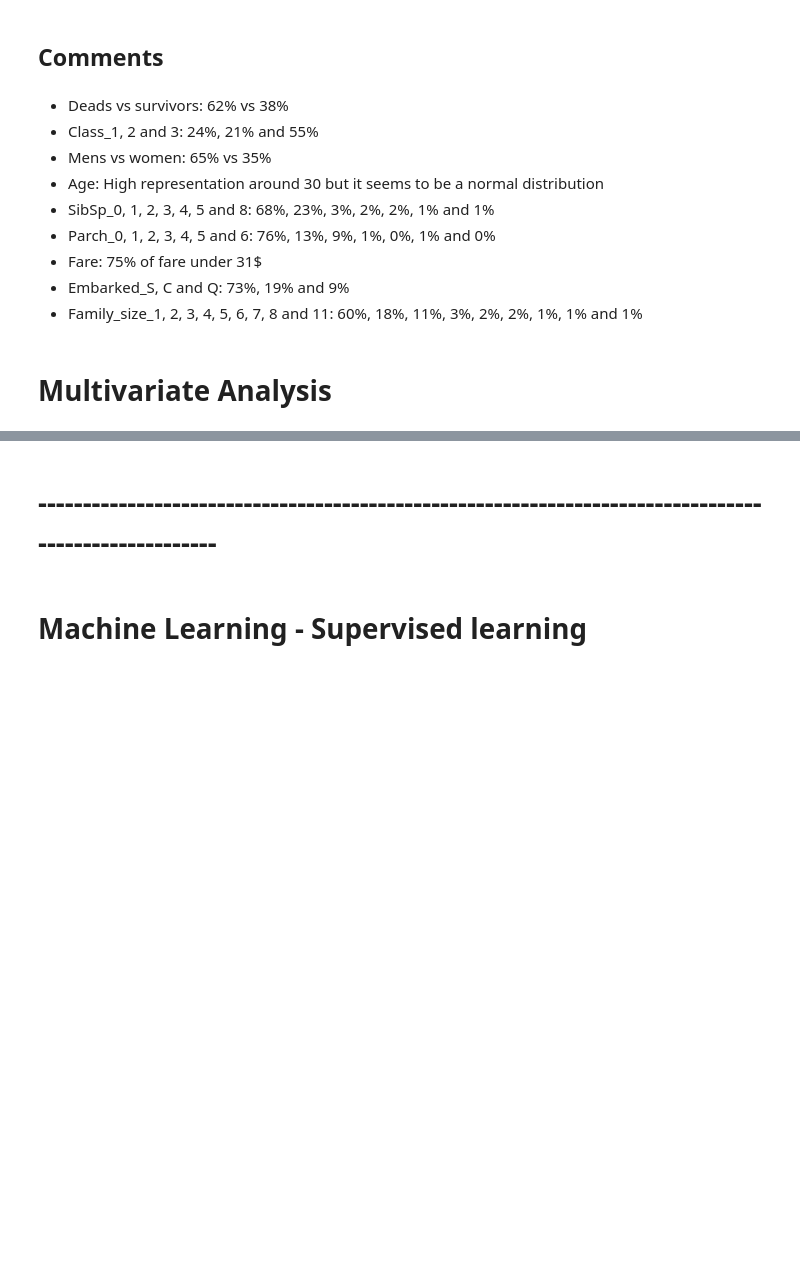
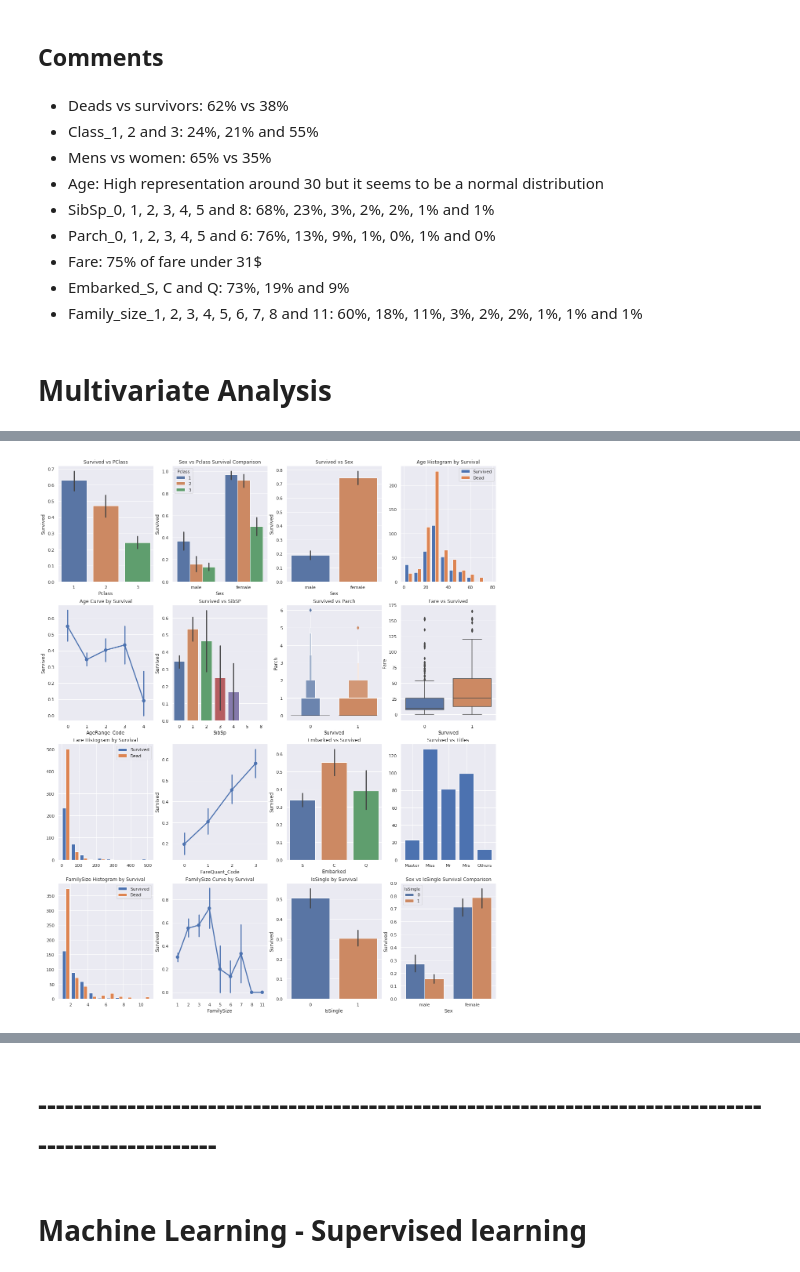
Before and after one commit to fredkron/Kaggle_Titanic, a Jupyter notebook: notebooks/EDA.ipynb, the cells around one changed output, grey strips where cells are left out. Saved outputs shown, nothing was run; the diff lists cells and outputs as text; code cells hidden in the pictures; blank space fills up the shorter version.

```diff
--- a/notebooks/EDA.ipynb
+++ b/notebooks/EDA.ipynb
@@ -862,0 +578,80 @@ plt.title('FamilySize vs Pclass');
+# %%
+fig, _ = plt.subplots(figsize=(20, 25))
+
+plt.subplot(4, 4, 1)
+sns.barplot(x='Pclass', y='Survived', data=df)
+plt.title('Survived vs PClass')
+
+plt.subplot(4, 4, 2)
+sns.barplot(x='Sex', y='Survived', hue='Pclass', data=df)
+plt.title('Sex vs Pclass Survival Comparison')
+
+plt.subplot(4, 4, 3)
+sns.barplot(x='Sex', y='Survived', data=df)
+plt.title('Survived vs Sex')
+
+plt.subplot(4, 4, 4)
+plt.hist(x=[df[df['Survived']==1]['Age'], df[df['Survived']==0]['Age']], label = ['Survived','Dead'])
+plt.title('Age Histogram by Survival')
+plt.legend()
+
+plt.subplot(4, 4, 5)
+sns.pointplot(x='AgeRange_Code', y='Survived',  data=df)
+plt.title('Age Curve by Survival')
+
+plt.subplot(4, 4, 6)
+sns.barplot(x='SibSp', y='Survived', data=df)
+plt.title('Survived vs SibSP')
+
+plt.subplot(4, 4, 7)
+sns.boxenplot(x=df['Survived'], y=df['Parch'])
+plt.title('Survived vs Parch')
+
+plt.subplot(4, 4, 8)
+ax = sns.boxplot(x=df['Survived'], y=df['Fare'])
+ax.set(ylim=(-10, 175))
+plt.title('Fare vs Survived')
+
+plt.subplot(4, 4, 9)
+plt.hist(x=[df[df['Survived'] == 1]['Fare'], df[df['Survived'] == 0]['Fare']], label = ['Survived','Dead'])
+plt.title('Fare Histogram by Survival')
+plt.legend()
+
+plt.subplot(4, 4, 10)
+sns.pointplot(x='FareQuant_Code', y='Survived',  data=df)
+
+plt.subplot(4, 4, 11)
+sns.barplot(x='Embarked', y='Survived', data=df)
+plt.title('Embarked vs Survived')
+
+plt.subplot(4, 4, 12)
+Title_Master_survived = df['Title_Master'][df['Title_Master'] == 1][df['Survived'] == 1].count()
+Title_Miss_survived = df['Title_Miss'][df['Title_Miss'] == 1][df['Survived'] == 1].count()
+Title_Mr_survived = df['Title_Mr'][df['Title_Mr'] == 1][df['Survived'] == 1].count()
+Title_Mrs_survived = df['Title_Mrs'][df['Title_Mrs'] == 1][df['Survived'] == 1].count()
+Title_Others_survived = df['Title_Others'][df['Title_Others'] == 1][df['Survived'] == 1].count()
+heights = [Title_Master_survived, Title_Miss_survived, Title_Mr_survived, Title_Mrs_survived, Title_Others_survived]
+names = ['Master', 'Miss', 'Mr', 'Mrs', 'Others']
+plt.bar(names, heights)
+plt.title('Survived vs Titles')
+
+plt.subplot(4, 4, 13)
+plt.hist(x=[df[df['Survived'] == 1]['FamilySize'], df[df['Survived'] == 0]['FamilySize']], label=['Survived','Dead'])
+plt.title('FamilySize Histogram by Survival')
+plt.legend()
+
+plt.subplot(4, 4, 14)
+sns.pointplot(x='FamilySize', y='Survived', data=df)
+plt.title('FamilySize Curve by Survival')
+
+plt.subplot(4, 4, 15)
+sns.barplot(x='IsSingle', y='Survived', data=df)
+plt.title('IsSingle by Survival')
+
+plt.subplot(4, 4, 16)
+sns.barplot(x='Sex', y='Survived', hue='IsSingle', data=df)
+plt.title('Sex vs IsSingle Survival Comparison')
+
+plt.show()
+# %% [output]
+[figure, added]
```
Also changed, not shown: parts of 97 cells of this notebook, 1 other file.
